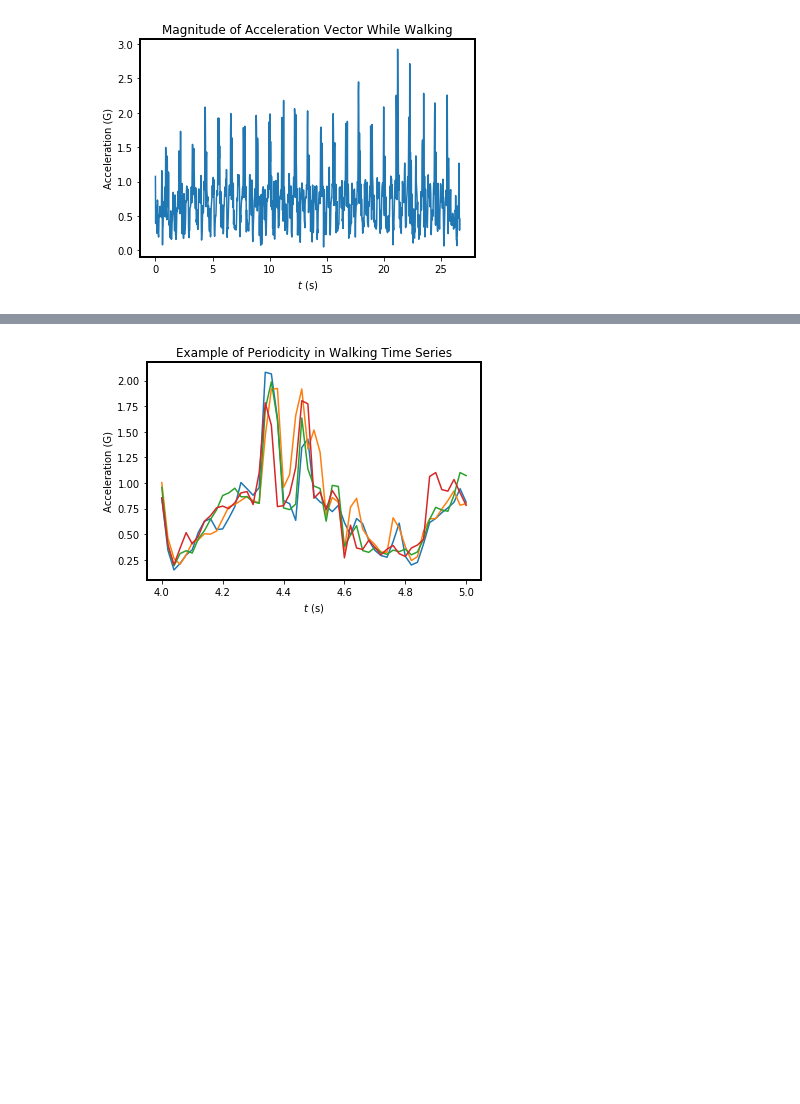
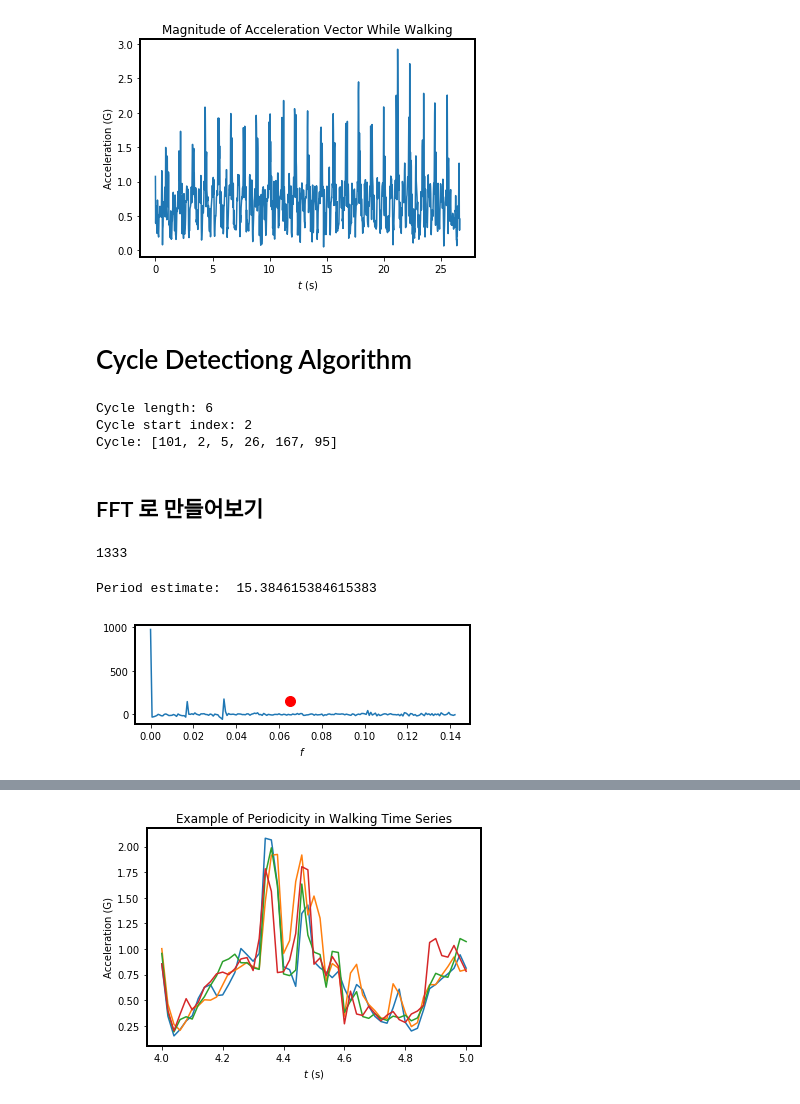
Before and after one commit to ganjiron/ganpython, a Jupyter notebook: jupyter/Project1/SSA Sample.ipynb, the cells around one changed output, grey strips where cells are left out. Drawn from its saved outputs; the diff is of its cells as text; code cells hidden in the pictures; blank space fills up the shorter version.

```diff
--- a/jupyter/Project1/SSA Sample.ipynb
+++ b/jupyter/Project1/SSA Sample.ipynb
@@ -530,3 +530,83 @@ plt.ylabel("Acceleration (G)")
 plt.title("Magnitude of Acceleration Vector While Walking");
 # %% [output]
 [figure]
+# %% [markdown]
+# Cycle Detectiong Algorithm
+# %%
+import itertools
+
+def brent_length(f, x0):
+    # main phase: search successive powers of two
+    hare = x0
+    power = 1
+    while True:
+        tortoise = hare
+        for i in range(1, power+1):
+            hare = f(hare)
+            if tortoise == hare:
+                return i
+        power *= 2
+
+def brent(f, x0):
+    lam = brent_length(f, x0)
+
+    # Find the position of the first repetition of length lam
+    mu = 0
+    hare = x0
+    for i in range(lam):
+    # range(lam) produces a list with the values 0, 1, ... , lam-1
+        hare = f(hare)
+    # The distance between the hare and tortoise is now lam.
+
+    # Next, the hare and tortoise move at same speed until they agree
+    tortoise = x0
+    while tortoise != hare:
+        tortoise = f(tortoise)
+        hare = f(hare)
+        mu += 1
+
+    return lam, mu
+
+def iterate(f, x0):
+    while True:
+        yield x0
+        x0 = f(x0)
+
+if __name__ == '__main__':
+    f = lambda x: (x * x + 1) % 255
+    x0 = 3
+    lam, mu = brent(f, x0)
+    print("Cycle length: %d" % lam)
+    print("Cycle start index: %d" % mu)
+    print("Cycle: %s" % list(itertools.islice(iterate(f, x0), mu, mu+lam)))
+# %% [output]
+Cycle length: 6
+Cycle start index: 2
+Cycle: [101, 2, 5, 26, 167, 95]
+# %% [markdown]
+## FFT 로 만들어보기
+# %%
+acc = np.array(accel_1)
+acc.size
+# %% [output]
+1333
+# %%
+W    = np.fft.fft(acc)
+freq = np.fft.fftfreq(1400,1)
+
+# Look for the longest signal that is "loud"
+threshold = 10**2
+idx = np.where(abs(W)>threshold)[0][-1]
+
+max_f = abs(freq[idx])
+print("Period estimate: ", 1/max_f)
+# %% [output]
+Period estimate:  15.384615384615383
+# %%
+plt.subplot(211)
+plt.scatter([max_f,], [np.abs(W[idx]),], s=100,color='r')
+plt.plot(freq[:N], W[:N])
+plt.xlabel(r"$f$")
+plt.show()
+# %% [output]
+[figure, added]
```
Also changed, not shown: parts of 3 cells of this notebook, 11 other files.
